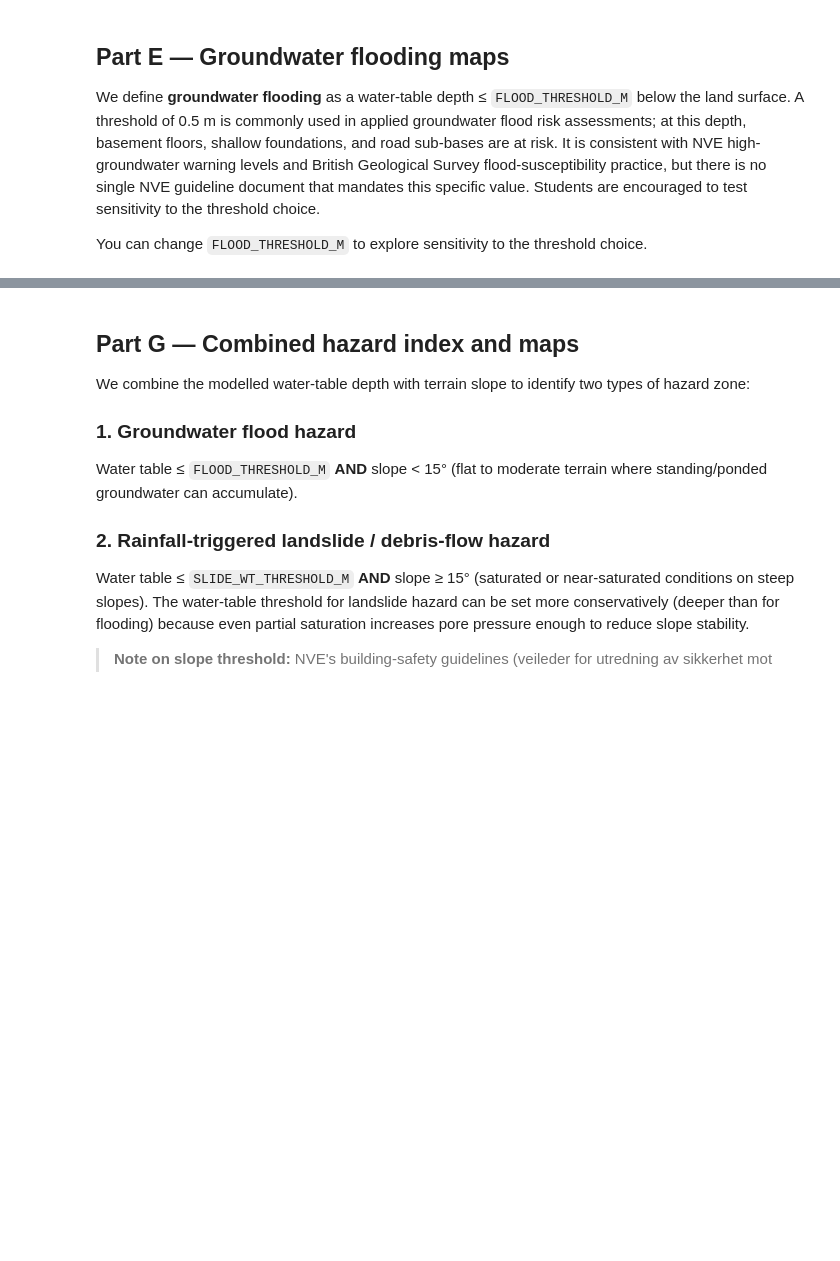
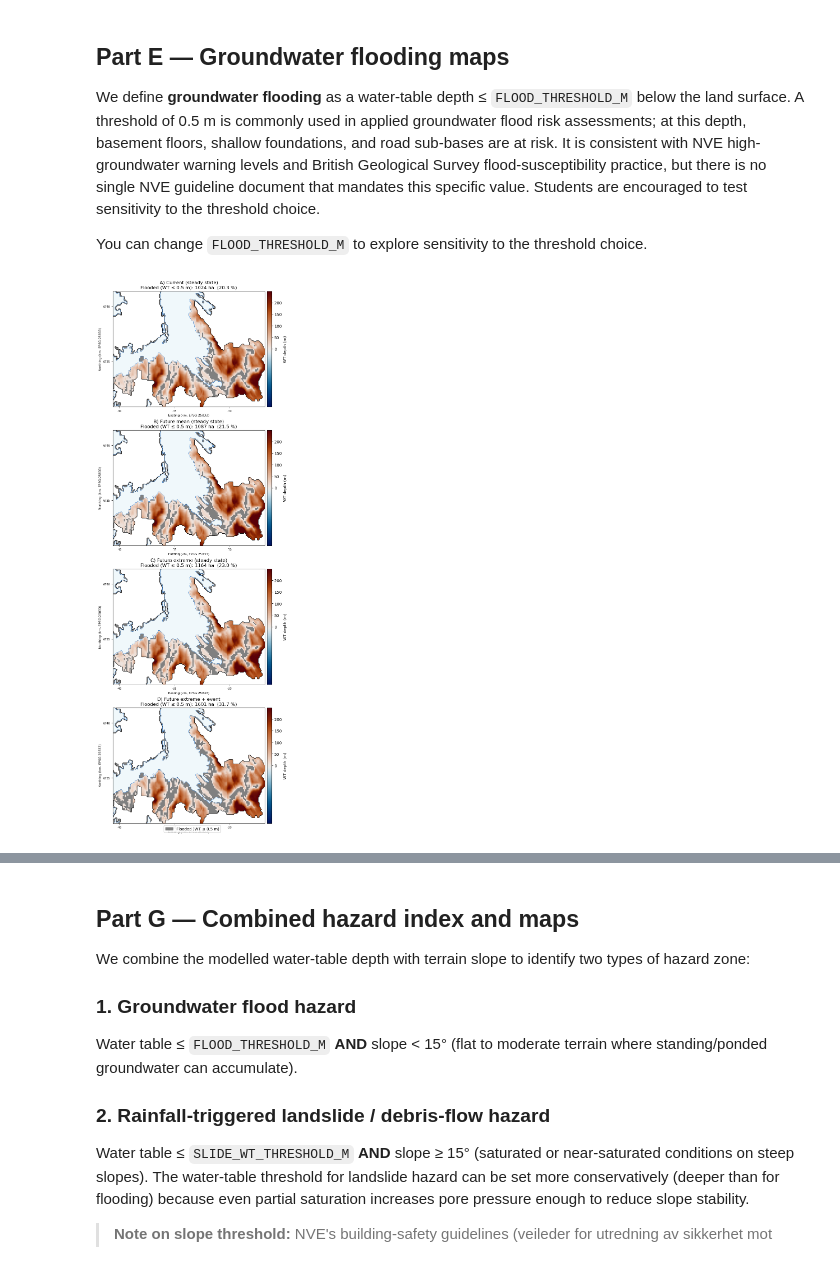
Before and after one commit to ElcoLuijendijk/GEOV212_hydrogeology_exercises, a Jupyter notebook: exercise_5c_climate_hazard.ipynb, the cells around one changed output, grey strips where cells are left out. Saved outputs shown, nothing was run; the diff lists cells and outputs as text; code cells hidden in the pictures; blank space fills up the shorter version.

Commit message:
fixed bug with sea included in area calculations, made figures more readable, separated slope hazard part from combined hazard

```diff
--- a/exercise_5c_climate_hazard.ipynb
+++ b/exercise_5c_climate_hazard.ipynb
@@ -181,14 +189,14 @@ geo_legend  = pd.read_csv(LEGEND_PATH)
 # Identify which units are present in the active model domain
 active_ids = sorted(int(v) for v in np.unique(geology[active]))
 
-# Split into bedrock (source == 'bedrock') and quaternary/loose deposits
+# Split into bedrock (source contains 'berggrunn') and quaternary/loose deposits
 _bedrock_ids = sorted(
     int(r['id']) for _, r in geo_legend.iterrows()
-    if str(r.get('source', '')).lower() == 'bedrock' and int(r['id']) in active_ids
+    if 'berggrunn' in str(r.get('source', '')).lower() and int(r['id']) in active_ids
 )
 _quat_ids = sorted(
     int(r['id']) for _, r in geo_legend.iterrows()
-    if str(r.get('source', '')).lower() != 'bedrock' and int(r['id']) in active_ids
+    if 'berggrunn' not in str(r.get('source', '')).lower() and int(r['id']) in active_ids
 )
 
 print('Geology units present in the active model domain:')
@@ -453,7 +512,8 @@ print('Water-table depth summary (active land cells only):')
 print(f'  {"Scenario":<35}  {"median WT depth":>15}  {"% WT < 0.5 m":>14}')
 print('  ' + '-' * 68)
 for label, h in all_scenarios.items():
-    wt_d = dem[active] - h[active]
+    land = active & ~is_sea
+    wt_d = dem[land] - h[land]
     wt_d = wt_d[np.isfinite(wt_d)]
     med  = float(np.median(wt_d))
     pct  = 100.0 * float(np.mean(wt_d <= 0.5))
@@ -487,9 +555,9 @@ for label, h in all_scenarios.items():
 # ── 4-panel flooding maps ─────────────────────────────────────────────────────
 ph = gwp._panel_h(nrow, ncol)
 fig, axes = plt.subplots(4, 1, figsize=(7, 4 * ph),
-                          squeeze=False)
-fig.subplots_adjust(left=0.08, right=0.92, top=0.97, bottom=0.04,
-                    hspace=0.55)
+                          squeeze=False, layout='constrained')
+#fig.subplots_adjust(left=0.08, right=0.92, top=0.97, bottom=0.04,
+#                    hspace=0.55)
 
 _SC_LABELS = list(all_scenarios.keys())
 _SC_AXES   = [(0,),(1,),(2,),(3,)]
@@ -506,42 +574,45 @@ _wt_norm = TwoSlopeNorm(vmin=min(_wt_p2, -0.5), vcenter=0.0,
 for (pi,), label, letter in zip(_SC_AXES, _SC_LABELS, _PANEL_LETTERS):
     ax   = axes[pi][0]
     wtd  = wt_depths[label]
     fmsk = flood_masks[label]
     h    = all_scenarios[label]
 
     # WT depth map
     im = ax.imshow(np.where(active & ~is_sea, wtd, np.nan),
                    cmap=cmc.vik, norm=_wt_norm)
     gwp._cbar(im, ax, 'WT depth (m)')
 
     # Flood overlay (orange hatch)
     flood_show = np.ma.masked_where(~fmsk, np.ones((nrow, ncol)))
-    ax.imshow(flood_show, cmap='Oranges', vmin=0, vmax=1, alpha=0.7, zorder=5)
+    flood_cmap = mcolors.ListedColormap("gray")
+    #ax.imshow(flood_show, cmap='Oranges', vmin=0, vmax=1, alpha=0.7, zorder=5)
+    ax.imshow(flood_show, cmap=flood_cmap, vmin=0, vmax=1, zorder=5)
 
     n_flood = int(fmsk.sum())
     area_ha = n_flood * cell_size_m**2 / 1e4
     land_cells = int((active & ~is_sea).sum())
     pct_flood  = 100.0 * n_flood / max(land_cells, 1)
 
     ax.set_title(
         f'{letter}) {label}\n'
-        f'Flooded (WT ≤ {FLOOD_THRESHOLD_M} m): {area_ha:.0f} ha  ({pct_flood:.1f} %)',
-        fontsize=8)
+        f'Flooded (WT ≤ {FLOOD_THRESHOLD_M} m): {area_ha:.0f} ha  ({pct_flood:.1f} %)')
 
     gwp.add_map_ticks(ax, grid)
     gwp.add_map_overlays(ax, grid)
 
 # Legend
-_patch_flood = mpatches.Patch(color='#f97316', alpha=0.7,
+_patch_flood = mpatches.Patch(color="gray",
                                label=f'Flooded (WT ≤ {FLOOD_THRESHOLD_M} m)')
 fig.legend(handles=[_patch_flood], loc='lower center', ncol=1,
-           fontsize=9, framealpha=0.9, bbox_to_anchor=(0.5, 0.00))
-fig.suptitle(
-    f'Groundwater flooding hazard — water-table depth (m below surface)\n'
-    f'Blue = above/at surface  |  red = deep  |  orange = flooded zone (≤ {FLOOD_THRESHOLD_M} m)',
-    fontsize=10)
+           framealpha=0.9, bbox_to_anchor=(0.5, 0.00))
+#fig.suptitle(
+#    f'Groundwater flooding hazard — water-table depth (m below surface)\n'
+#    f'Blue = above/at surface  |  red = deep  |  orange = flooded zone (≤ {FLOOD_THRESHOLD_M} m)',
+#    fontsize=10)
 fig.savefig(MODEL_DIR / 'figure_e1_flooding_maps.png', dpi=300, bbox_inches='tight')
 plt.show()
+# %% [output]
+[figure, added]
 # %%
 # ── Flooding summary table ────────────────────────────────────────────────────
 land_cells = int((active & ~is_sea).sum())
```
Also changed, not shown: parts of 15 cells of this notebook.
